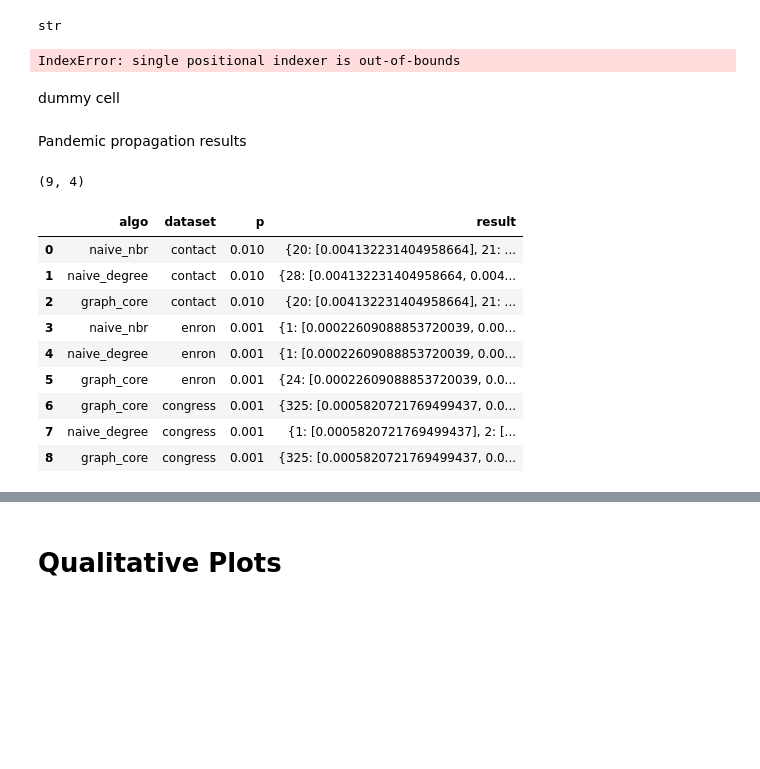
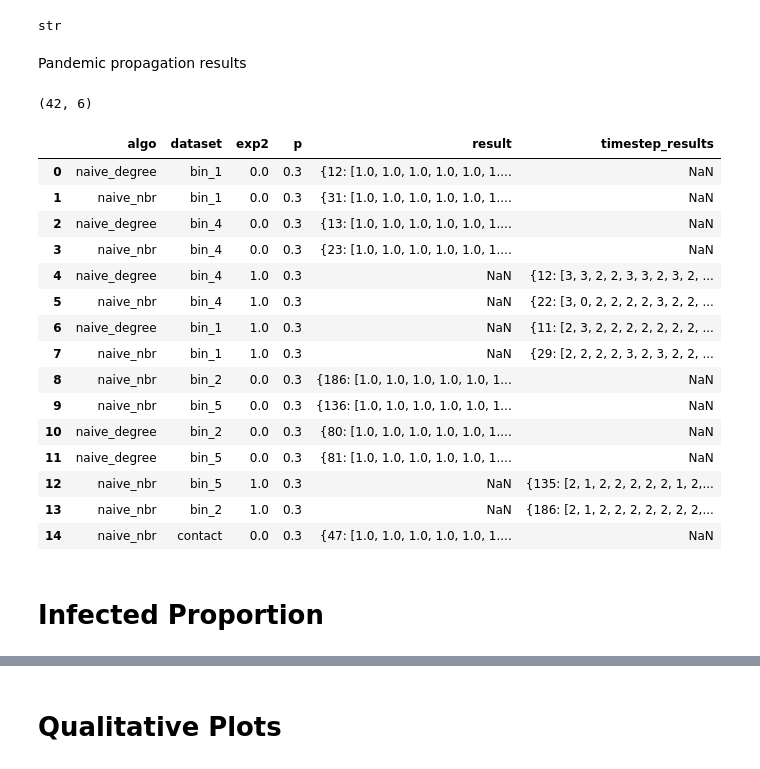
Before and after one commit to bishwamittra/scripts_hg-core-decomposition, a Jupyter notebook: read_output(naheed).ipynb, the cells around one changed output, grey strips where cells are left out. Drawn from its saved outputs; the diff is of its cells as text; code cells hidden in the pictures; blank space fills up the shorter version.

```diff
--- a/read_output(naheed).ipynb
+++ b/read_output(naheed).ipynb
@@ -713,11 +1023,7 @@ for key, item in df.groupby(group_list, as_index=False):
 # %% [output]
 str
 # %%
-df.iloc[1].core
+# df.iloc[1].core
-# %% [output]
-IndexError: single positional indexer is out-of-bounds
-# %% [markdown]
-dummy cell
 # %% [markdown]
 Pandemic propagation results
 # %%
@@ -738,19 +1044,28 @@ output_folder = 'data/output/'
 fontsize = 18
 labelsize = 12
 # %%
-df = pd.read_csv(output_folder + "propagation_result.csv", header=None)
-df.columns = ['algo', 'dataset', 'p', 'result']
+df = pd.read_csv(output_folder + "/server/propagation_result_final.csv", header=None)
+df.columns = ['algo', 'dataset', 'exp2', 'p', 'result', 'timestep_results']
 print(df.shape)
 df.head(15)
 # %% [output]
-(9, 4)
+(42, 6)
-|  | algo | dataset | p | result |
-| 0 | naive_nbr | contact | 0.010 | {20: [0.004132231404958664], 21: ... |
-| 1 | naive_degree | contact | 0.010 | {28: [0.004132231404958664, 0.004... |
-| 2 | graph_core | contact | 0.010 | {20: [0.004132231404958664], 21: ... |
-| 3 | naive_nbr | enron | 0.001 | {1: [0.00022609088853720039, 0.00... |
-| 4 | naive_degree | enron | 0.001 | {1: [0.00022609088853720039, 0.00... |
-| 5 | graph_core | enron | 0.001 | {24: [0.00022609088853720039, 0.0... |
-| 6 | graph_core | congress | 0.001 | {325: [0.0005820721769499437, 0.0... |
-| 7 | naive_degree | congress | 0.001 | {1: [0.0005820721769499437], 2: [... |
-| 8 | graph_core | congress | 0.001 | {325: [0.0005820721769499437, 0.0... |
+|  | algo | dataset | exp2 | p | result | timestep_results |
+| 0 | naive_degree | bin_1 | 0.0 | 0.3 | {12: [1.0, 1.0, 1.0, 1.0, 1.0, 1.... | NaN |
+| 1 | naive_nbr | bin_1 | 0.0 | 0.3 | {31: [1.0, 1.0, 1.0, 1.0, 1.0, 1.... | NaN |
+| 2 | naive_degree | bin_4 | 0.0 | 0.3 | {13: [1.0, 1.0, 1.0, 1.0, 1.0, 1.... | NaN |
+| 3 | naive_nbr | bin_4 | 0.0 | 0.3 | {23: [1.0, 1.0, 1.0, 1.0, 1.0, 1.... | NaN |
+| 4 | naive_degree | bin_4 | 1.0 | 0.3 | NaN | {12: [3, 3, 2, 2, 3, 3, 2, 3, 2, ... |
+| 5 | naive_nbr | bin_4 | 1.0 | 0.3 | NaN | {22: [3, 0, 2, 2, 2, 2, 3, 2, 2, ... |
+| 6 | naive_degree | bin_1 | 1.0 | 0.3 | NaN | {11: [2, 3, 2, 2, 2, 2, 2, 2, 2, ... |
+| 7 | naive_nbr | bin_1 | 1.0 | 0.3 | NaN | {29: [2, 2, 2, 2, 3, 2, 3, 2, 2, ... |
+| 8 | naive_nbr | bin_2 | 0.0 | 0.3 | {186: [1.0, 1.0, 1.0, 1.0, 1.0, 1... | NaN |
+| 9 | naive_nbr | bin_5 | 0.0 | 0.3 | {136: [1.0, 1.0, 1.0, 1.0, 1.0, 1... | NaN |
+| 10 | naive_degree | bin_2 | 0.0 | 0.3 | {80: [1.0, 1.0, 1.0, 1.0, 1.0, 1.... | NaN |
+| 11 | naive_degree | bin_5 | 0.0 | 0.3 | {81: [1.0, 1.0, 1.0, 1.0, 1.0, 1.... | NaN |
+| 12 | naive_nbr | bin_5 | 1.0 | 0.3 | NaN | {135: [2, 1, 2, 2, 2, 2, 2, 1, 2,... |
+| 13 | naive_nbr | bin_2 | 1.0 | 0.3 | NaN | {186: [2, 1, 2, 2, 2, 2, 2, 2, 2,... |
+| 14 | naive_nbr | contact | 0.0 | 0.3 | {47: [1.0, 1.0, 1.0, 1.0, 1.0, 1.... | NaN |
+# %% [markdown]
+Infected Proportion
+======
```
Also changed, not shown: parts of 19 cells of this notebook.
